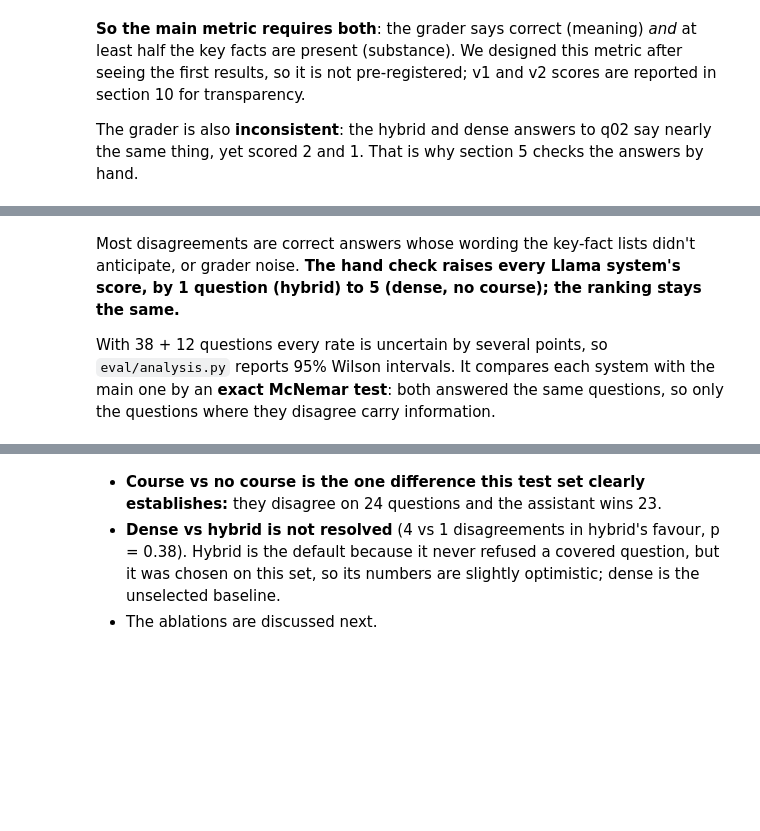
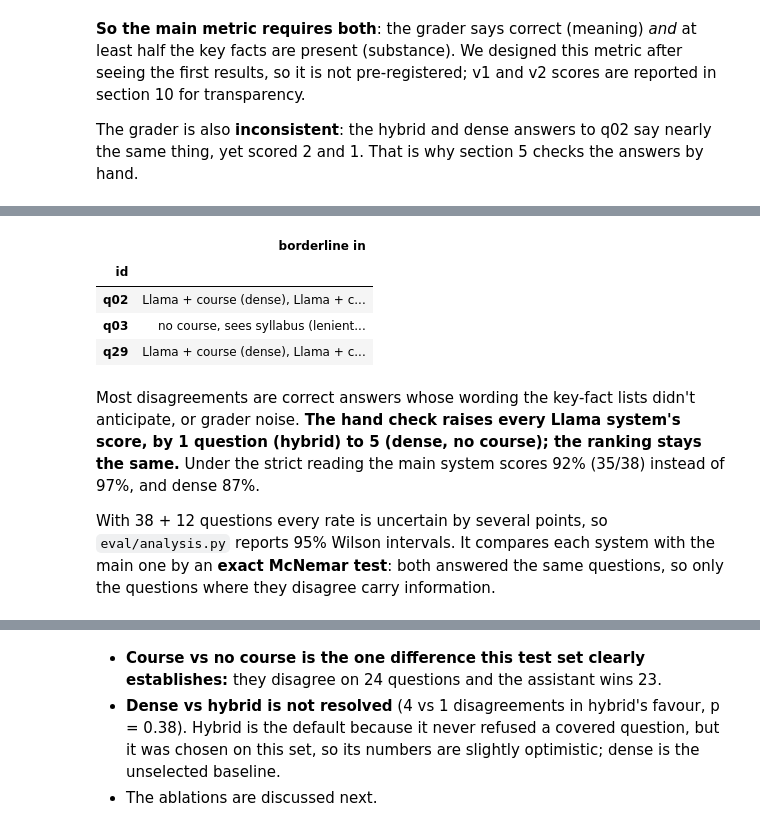
Before and after one commit to SowrisKumar/course-study-assistant, a Jupyter notebook: notebooks/05_evaluation.ipynb, the cells around one changed output, grey strips where cells are left out. Saved outputs shown, nothing was run; the diff lists cells and outputs as text; code cells hidden in the pictures; blank space fills up the shorter version.

```diff
--- a/notebooks/05_evaluation.ipynb
+++ b/notebooks/05_evaluation.ipynb
@@ -296,5 +307,13 @@ checked[(checked["main metric"] == "correct") != (checked["by hand"] == "correct
+# %%
+all_df[all_df.borderline][["system", "id"]].groupby("id").system.apply(", ".join).to_frame("borderline in")
+# %% [output]
+|  | borderline in |
+| id |  |
+| q02 | Llama + course (dense), Llama + c... |
+| q03 | no course, sees syllabus (lenient... |
+| q29 | Llama + course (dense), Llama + c... |
 # %% [markdown]
-Most disagreements are correct answers whose wording the key-fact lists didn't anticipate, or grader noise. **The hand check raises every Llama system's score, by 1 question (hybrid) to 5 (dense, no course); the ranking stays the same.**
+Most disagreements are correct answers whose wording the key-fact lists didn't anticipate, or grader noise. **The hand check raises every Llama system's score, by 1 question (hybrid) to 5 (dense, no course); the ranking stays the same.** Under the strict reading the main system scores 92% (35/38) instead of 97%, and dense 87%.
 
 With 38 + 12 questions every rate is uncertain by several points, so `eval/analysis.py` reports 95% Wilson intervals. It compares each system with the main one by an **exact McNemar test**: both answered the same questions, so only the questions where they disagree carry information.
 # %%
```
Also changed, not shown: parts of 6 cells of this notebook, 12 other files.
